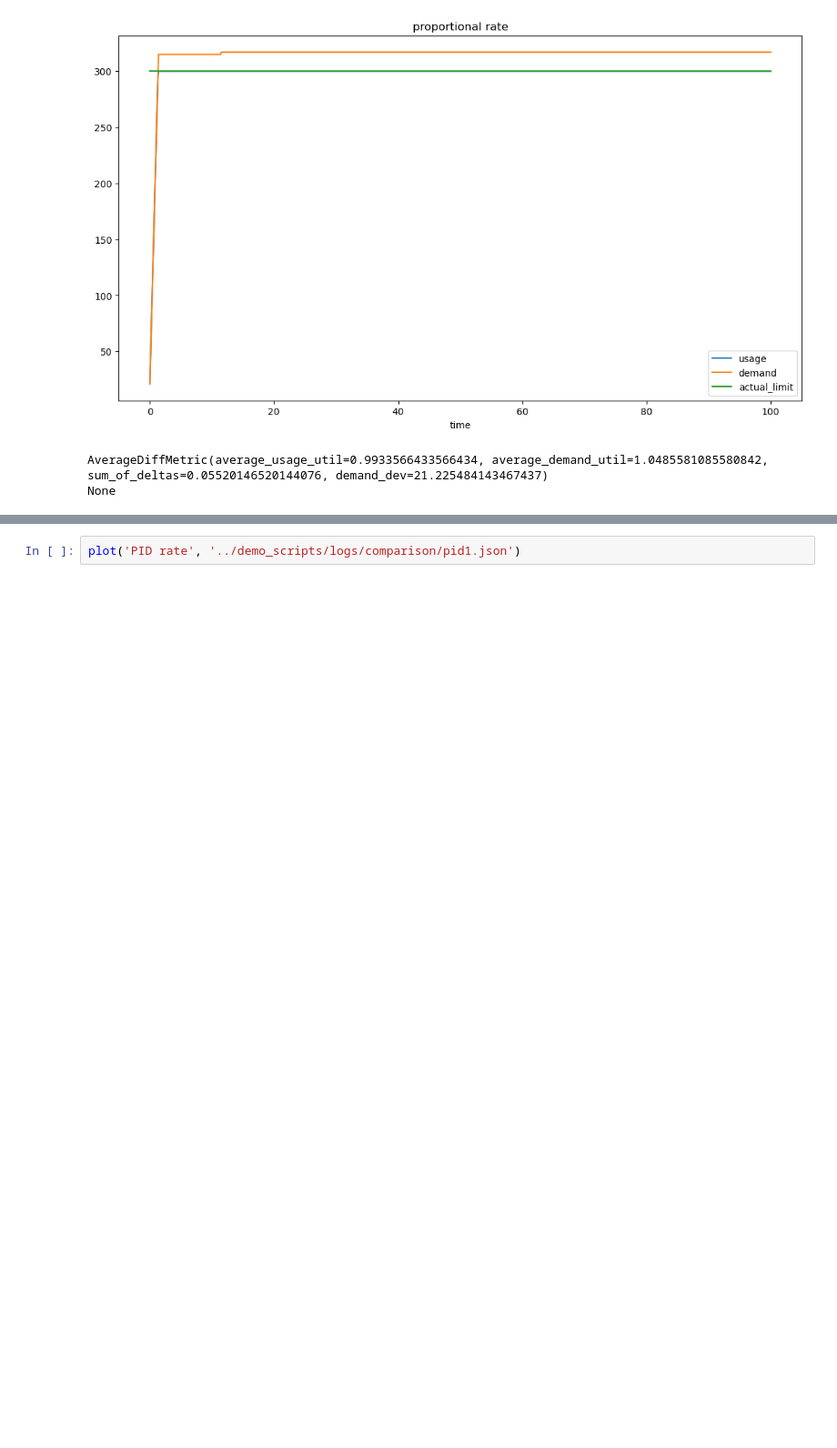
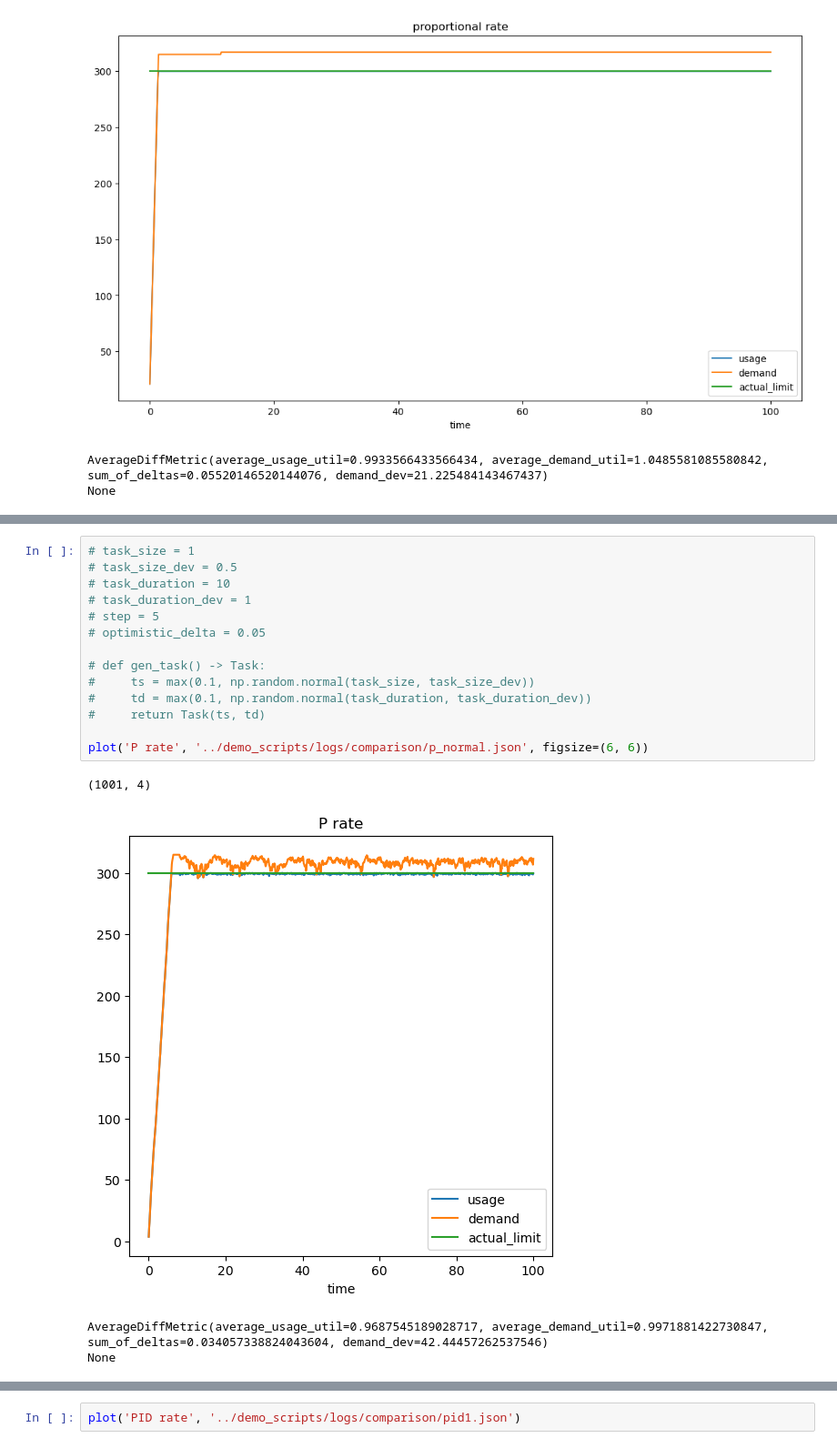
Before and after one commit to sancho20021/diploma-code, a Jupyter notebook: pid_simulation/plotting/Untitled.ipynb, the cells around one changed output, grey strips where cells are left out. Shown: that part at 91% size. Cells and saved outputs as stored; diff of their text form; blank space fills up the shorter version.

```diff
--- a/pid_simulation/plotting/Untitled.ipynb
+++ b/pid_simulation/plotting/Untitled.ipynb
@@ -227,5 +227,24 @@ plot('proportional rate', '../demo_scripts/logs/comparison/p_5.json')
 AverageDiffMetric(average_usage_util=0.9705294705294706, average_demand_util=0.9999533799533651, sum_of_deltas=0.02951714951716433, demand_dev=43.0128318120923)
 None
+# %%
+# task_size = 1
+# task_size_dev = 0.5
+# task_duration = 10
+# task_duration_dev = 1
+# step = 5
+# optimistic_delta = 0.05
+
+# def gen_task() -> Task:
+#     ts = max(0.1, np.random.normal(task_size, task_size_dev))
+#     td = max(0.1, np.random.normal(task_duration, task_duration_dev))
+#     return Task(ts, td)
+
+plot('P rate', '../demo_scripts/logs/comparison/p_normal.json', figsize=(6, 6))
+# %% [output]
+(1001, 4)
+[figure, added]
+AverageDiffMetric(average_usage_util=0.9687545189028717, average_demand_util=0.9971881422730847, sum_of_deltas=0.034057338824043604, demand_dev=42.44457262537546)
+None
 # %%
 # task_size = 1
 # task_duration = 10
```
Also changed, not shown: parts of 5 cells of this notebook, 16 other files.
